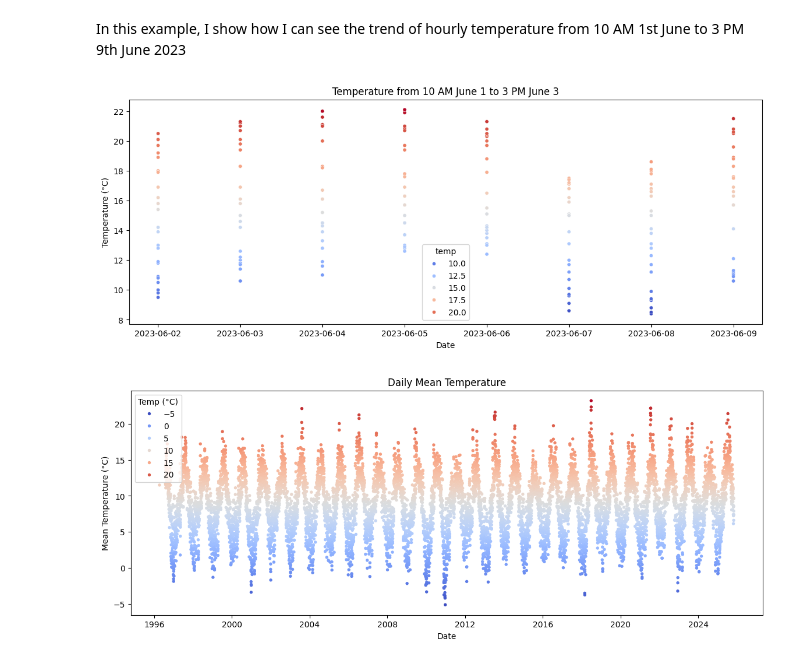
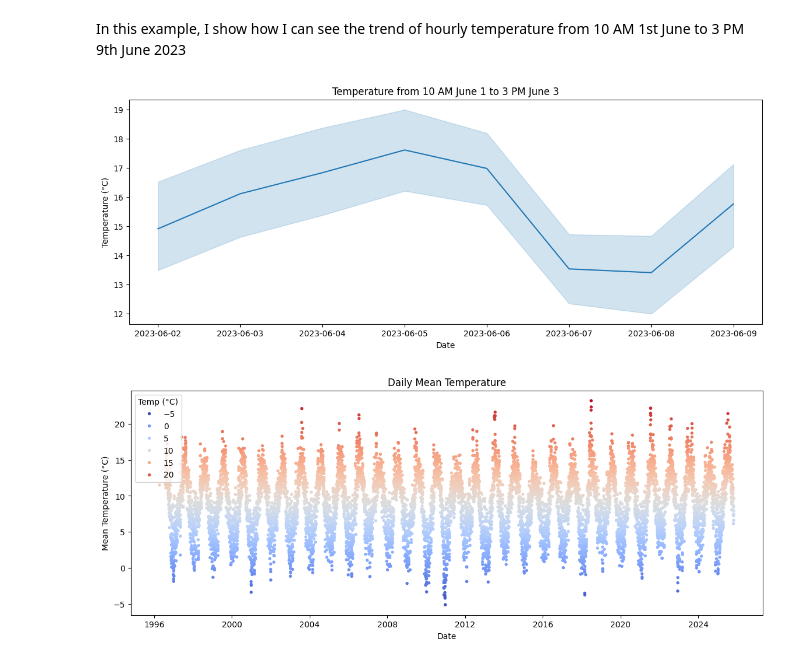
Before and after one commit to philipcullen93/programming-for-data-analytics, a Jupyter notebook: assignments/assignment06-weather.ipynb, the cells around one changed output. Drawn from its saved outputs; the diff is of its cells as text; code cells hidden in the pictures.

Commit message:
Changes Sample to be a lineplot as the scatterplot didn't show the data as good.

```diff
--- a/assignments/assignment06-weather.ipynb
+++ b/assignments/assignment06-weather.ipynb
@@ -60,22 +60,13 @@ end = '2023-06-09 15:00:00'
 df_filtered = df[(df['date'] >= start) & (df['date'] <= end)]
 # %%
 plt.figure(figsize=(14,5))
-sns.scatterplot(
-    data=df_filtered,
-    x="date",
-    y="temp",
-    hue="temp",
-    palette="coolwarm",
-    s=20,       # small dots for smooth effect
-    legend=True
-)
-
+sns.lineplot(data=df_filtered, x='date', y='temp')
 plt.title("Temperature from 10 AM June 1 to 3 PM June 3")
 plt.xlabel("Date")
 plt.ylabel("Temperature (°C)")
 plt.show()
 # %% [output]
-[figure, old version]
+[figure, new version]
 # %%
 # Daily mean
 df_daily = df.groupby(["year", "month", "day"])["temp"].mean().reset_index()
```
